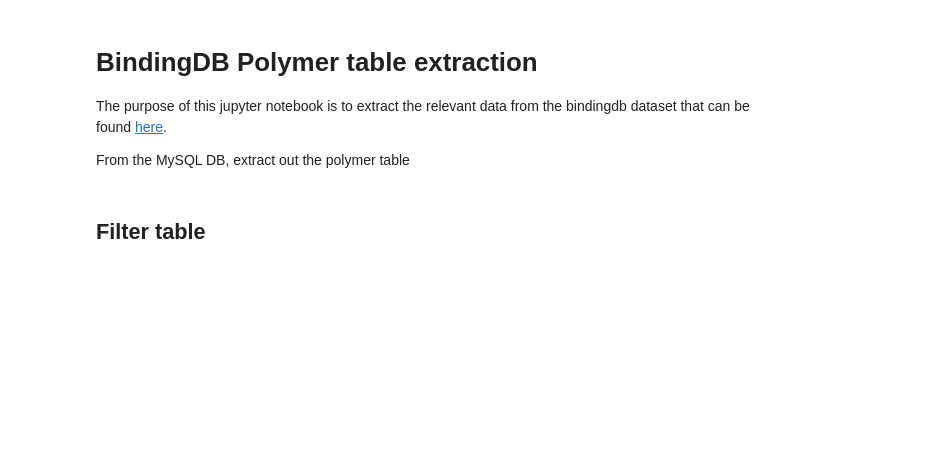
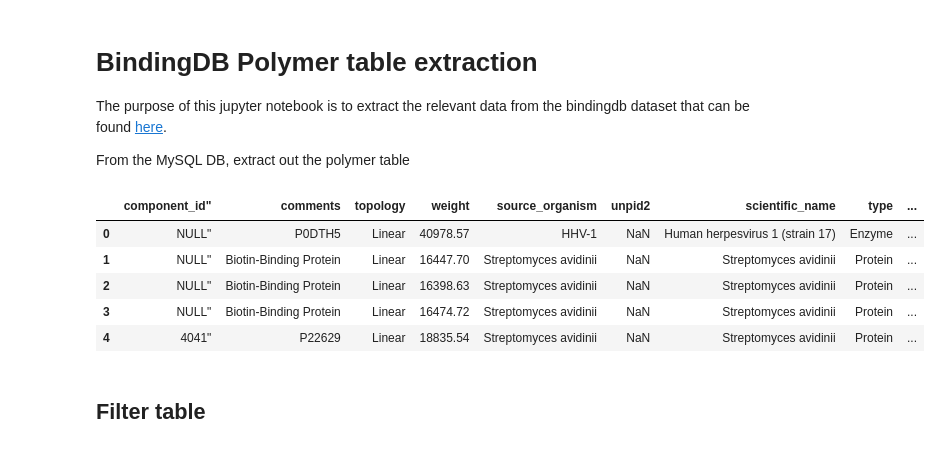
Before and after one commit to loser564/drug-repurposing-codebase, a Jupyter notebook: PART1_DRUGDATA_CLEANING/P1-2_polymer_extraction.ipynb, the cells around one changed output. Drawn from its saved outputs; the diff is of its cells as text; code cells hidden in the pictures; blank space fills up the shorter version.

```diff
--- a/PART1_DRUGDATA_CLEANING/P1-2_polymer_extraction.ipynb
+++ b/PART1_DRUGDATA_CLEANING/P1-2_polymer_extraction.ipynb
@@ -10,7 +11,20 @@ import numpy as np
+# %%
+def load_config(yaml_path="P1-config.yaml"):
+    with open(yaml_path, "r", encoding="utf-8") as f:
+        return yaml.safe_load(f)
+
+config = load_config()
 # %%
-polymer_path = "path/to/polymertable"
+polymer_path = config["raw_paths"]["polymer_table"]
 polymer_data = pd.read_csv(polymer_path, sep='\t')
 polymer_data.head()
+# %% [output]
+|  | component_id" | comments | topology | weight | source_organism | unpid2 | scientific_name | type | ... |
+| 0 | NULL" | P0DTH5 | Linear | 40978.57 | HHV-1 | NaN | Human herpesvirus 1 (strain 17) | Enzyme | ... |
+| 1 | NULL" | Biotin-Binding Protein | Linear | 16447.70 | Streptomyces avidinii | NaN | Streptomyces avidinii | Protein | ... |
+| 2 | NULL" | Biotin-Binding Protein | Linear | 16398.63 | Streptomyces avidinii | NaN | Streptomyces avidinii | Protein | ... |
+| 3 | NULL" | Biotin-Binding Protein | Linear | 16474.72 | Streptomyces avidinii | NaN | Streptomyces avidinii | Protein | ... |
+| 4 | 4041" | P22629 | Linear | 18835.54 | Streptomyces avidinii | NaN | Streptomyces avidinii | Protein | ... |
 # %% [markdown]
 ## Filter table
 # %% [markdown]
```
Also changed, not shown: parts of 3 cells of this notebook, 8 other files.
